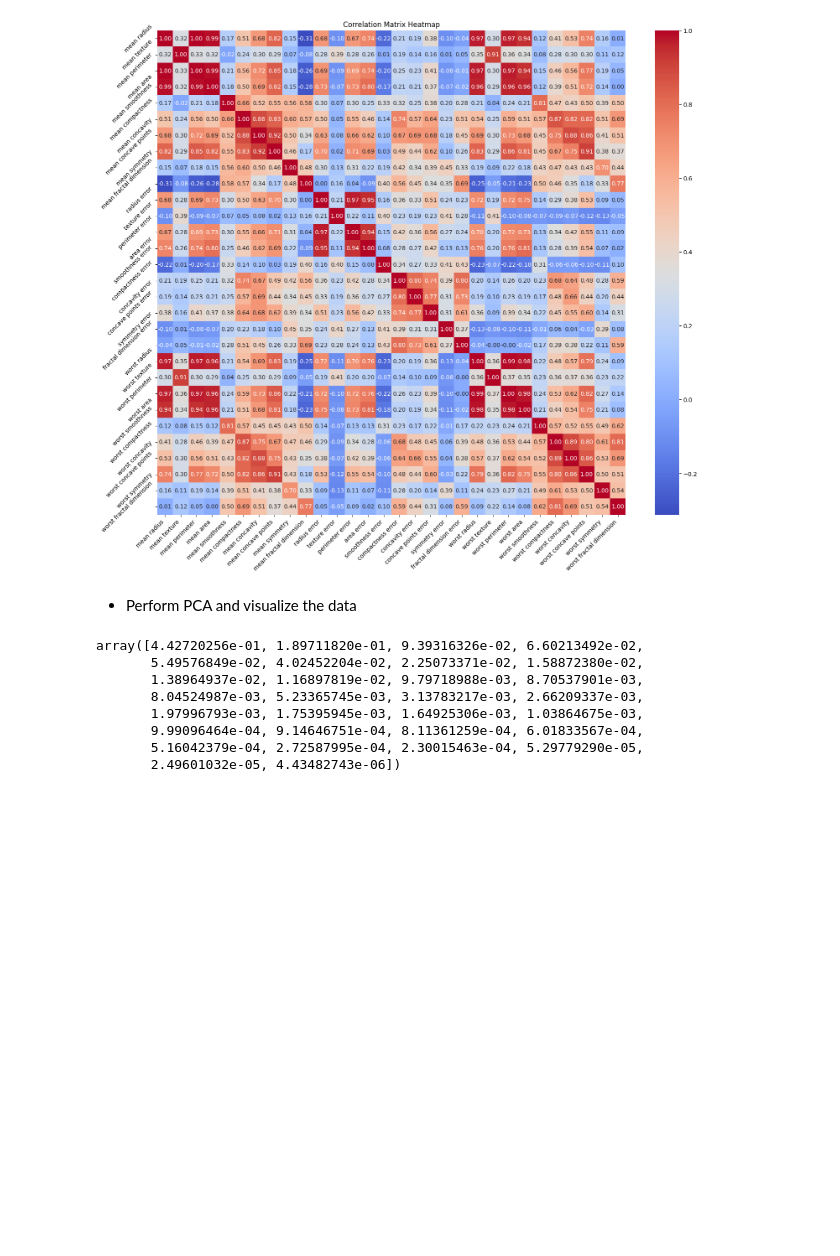
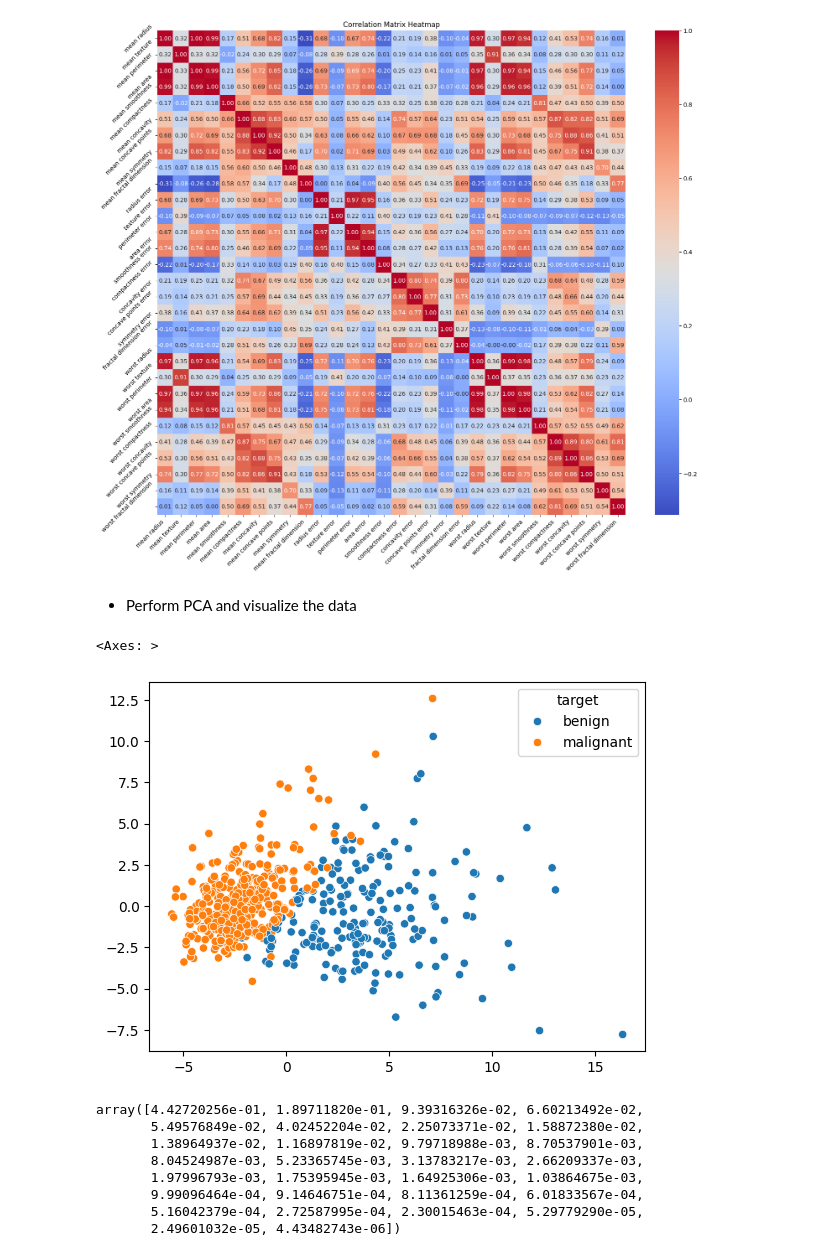
Before and after one commit to MatiPl01/large-datasets-visualization, a Jupyter notebook: lab1/pca_kernelpca_lab.ipynb, the cells around one changed output. Cells and saved outputs as stored; diff of their text form; code cells hidden in the pictures; blank space fills up the shorter version.

```diff
--- a/lab1/pca_kernelpca_lab.ipynb
+++ b/lab1/pca_kernelpca_lab.ipynb
@@ -278 +278,6 @@ principal_components_cancer = pca_cancer.fit_transform(x_cancer)
+# %%
+sns.scatterplot(x=principal_components_cancer[:, 0], y=principal_components_cancer[:, 1], hue=y_cancer)
+# %% [output]
+<Axes: >
+[figure, added]
 # %%
```
Also changed, not shown: parts of 25 cells of this notebook.
